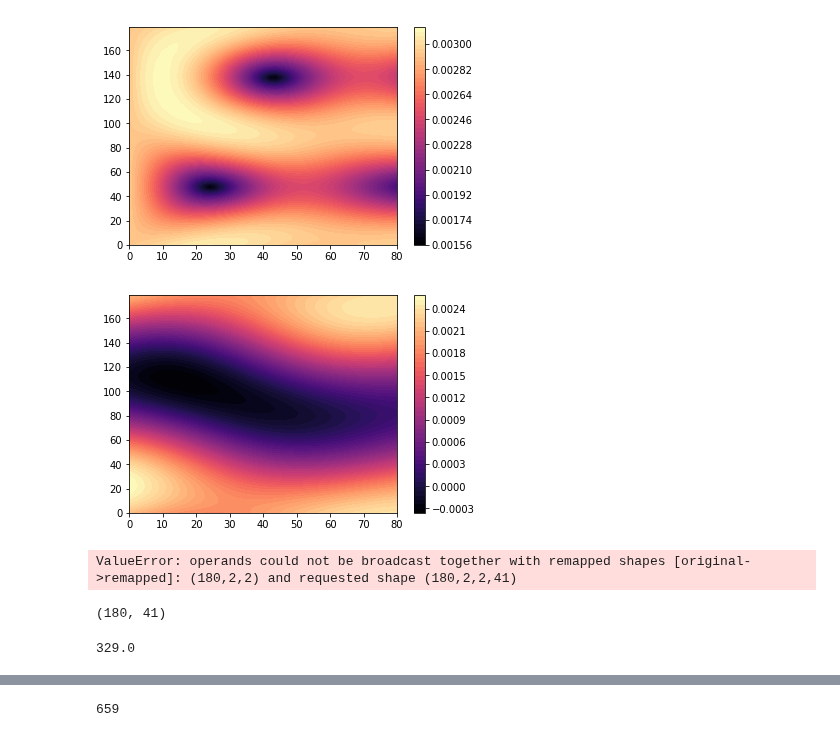
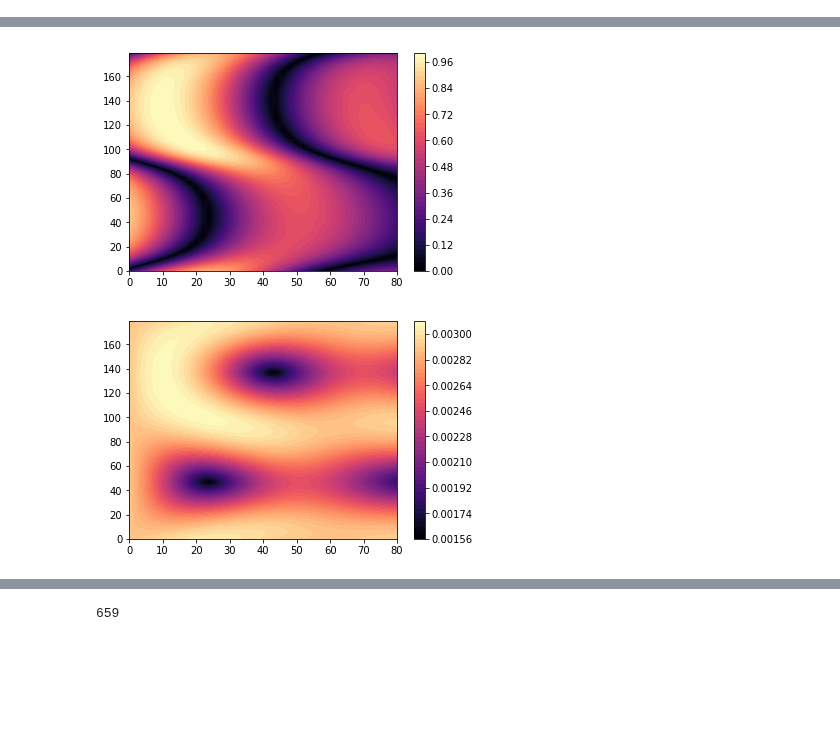
Before and after one commit to JackWalpole/splitwavepy, a Jupyter notebook: devel/Basic_speedup.ipynb, the cells around one changed output, grey strips where cells are left out. Cells and saved outputs as stored; diff of their text form; code cells hidden in the pictures; blank space fills up the shorter version.

```diff
--- a/devel/Basic_speedup.ipynb
+++ b/devel/Basic_speedup.ipynb
@@ -140,26 +249,26 @@ plt.show()
-# %%
-ll, dd = np.meshgrid(slags, degs)
-plt.contourf(ll, dd, lam1, 50, cmap='magma')
-plt.colorbar()
-plt.show()
-# %% [output]
-[figure, removed]
-# %%
-ll, dd = np.meshgrid(slags, degs)
-plt.contourf(ll, dd, var1, 50, cmap='magma')
-plt.colorbar()
-plt.show()
-# %% [output]
-[figure, removed]
-# %%
-np.broadcast_to(rotmats, (180, 2, 2, 41))
-# %% [output]
-ValueError: operands could not be broadcast together with remapped shapes [original->remapped]: (180,2,2) and requested shape (180,2,2,41)
-# %%
-c[:,:,0,0].shape
-# %% [output]
-(180, 41)
-# %%
-dat._w0() - 2/2
-# %% [output]
-329.0
+# %%
+%timeit gridcov2(x, y, w0, w1, degs, slags)
+
+c = gridcov2(x, y, w0, w1, degs, slags)
+
+# fast slow correlation method
+stdx = np.sqrt(c[:, :, 0, 0])
+stdy = np.sqrt(c[:, :, 1, 1])
+rho = c[:, :, 0, 1] / (stdx * stdy)
+
+# silver and chan eigenvalue method
+eigvals, eigvecs = np.linalg.eigh(c[:, :])
+lam2 = eigvals[:, :, 0]
+lam1 = eigvals[:, :, 1]
+
+# plots
+ll, dd = np.meshgrid(slags, degs)
+# plot rho
+plt.contourf(ll, dd, abs(rho), 50, cmap='magma')
+plt.colorbar()
+plt.show()
+# plot lam1
+plt.contourf(ll, dd, lam1, 50, cmap='magma')
+plt.colorbar()
+plt.show()
+# %% [output]
@@ -165,0 +276,2 @@ dat._w0() - 2/2
+[figure, added]
+[figure, added]
```
Also changed, not shown: parts of 25 cells of this notebook.
